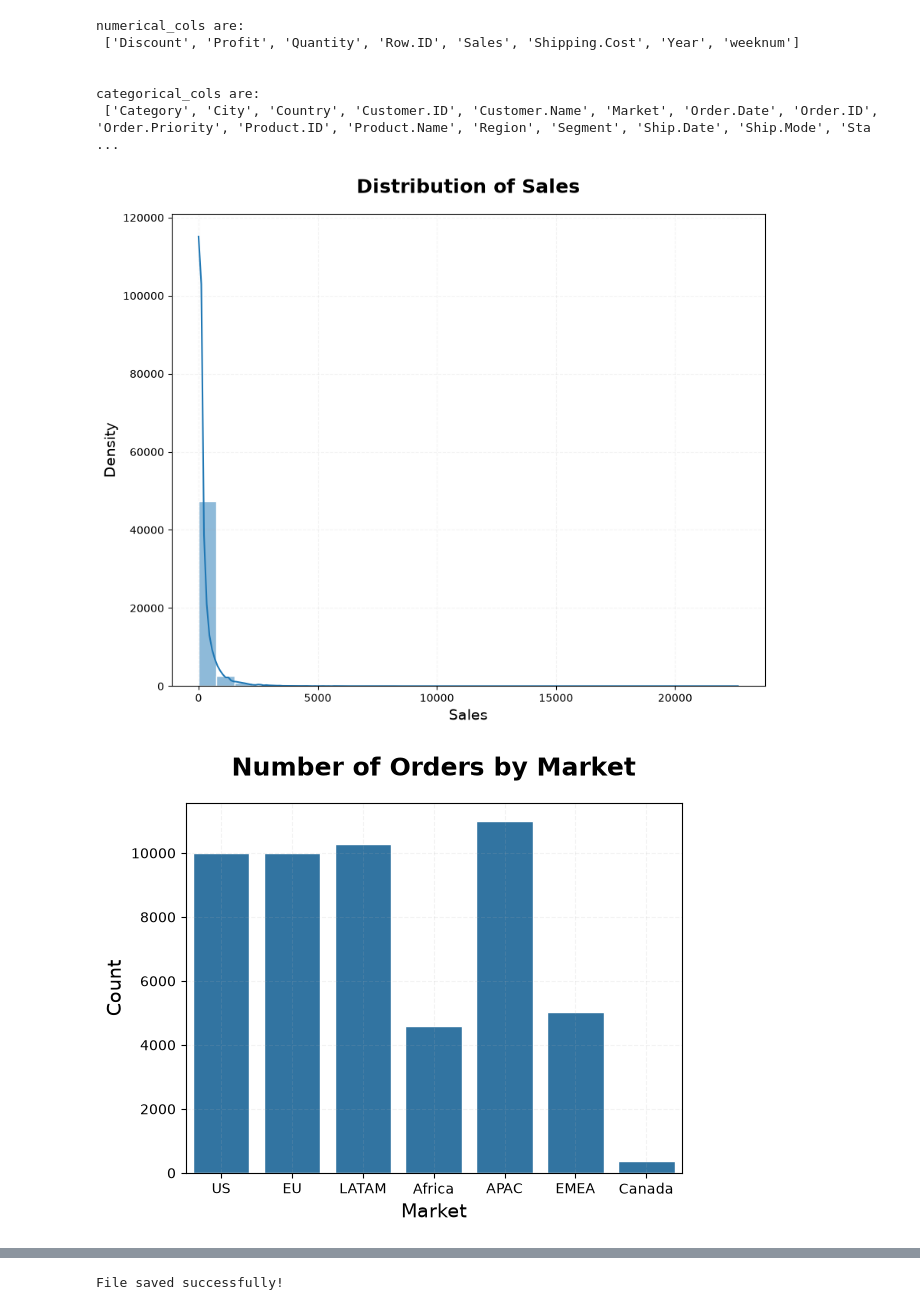
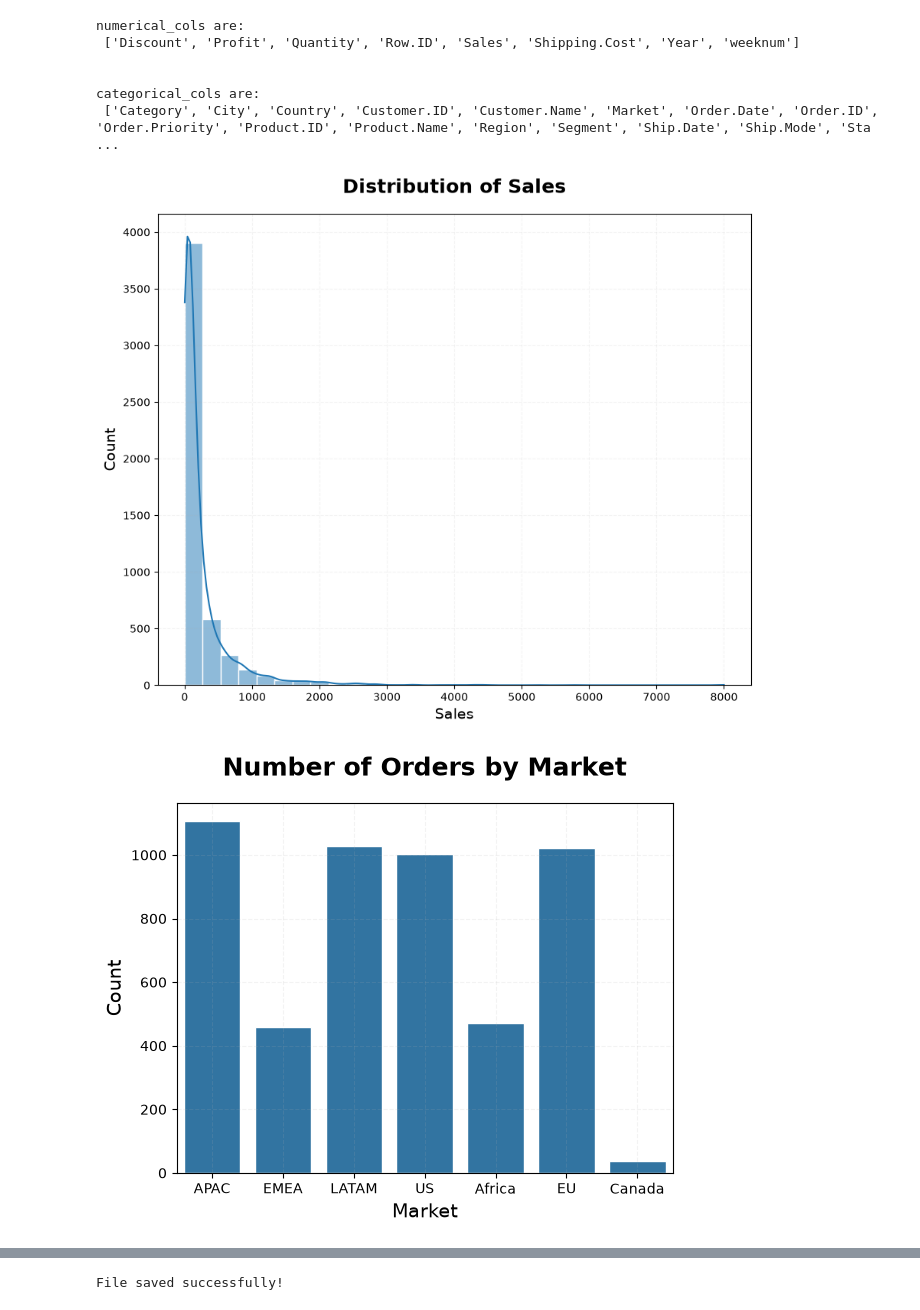
Before and after one commit to JoelxD12O/global-superstore-muestra, a Jupyter notebook: global-superstore.ipynb, the cells around one changed output, grey strips where cells are left out. Cells and saved outputs as stored; diff of their text form; code cells hidden in the pictures.

```diff
--- a/global-superstore.ipynb
+++ b/global-superstore.ipynb
@@ -6,7 +6,7 @@ import seaborn as sns
 import warnings
 warnings.filterwarnings('ignore')
 # %%
-df=pd.read_csv('data/superstore.csv')
+df=pd.read_csv('data/superstore_muestra.csv')
 df
 # %% [output]
 |  | Category | City | Country | Customer.ID | Customer.Name | Discount | Market | 记录数 | Order.Date | ... |
@@ -161,15 +161,15 @@ df['Ship.Date'] = pd.to_datetime(df['Ship.Date'])
 # %%
 plt.figure(figsize=(10, 8))
 sns.histplot(data=df, x='Sales', bins=30, kde=True,
 
              color='#1f77b4', edgecolor='white')
 plt.title('Distribution of Sales', fontsize=18, fontweight='bold', pad=20)
 plt.xlabel('Sales', fontsize=14)
-plt.ylabel('Density', fontsize=14)
+plt.ylabel('Count', fontsize=14)
 plt.grid(True, alpha=0.15, linestyle='--')
 plt.show()
 # %% [output]
-[figure, old version]
+[figure, new version]
 # %%
 sns.countplot(data=df, x='Market',color='#1f77b4', edgecolor='white')
 plt.title('Number of Orders by Market', fontsize=18, fontweight='bold', pad=20)
@@ -178,7 +178,7 @@ plt.ylabel('Count', fontsize=14)
 plt.grid(True, alpha=0.15, linestyle='--')
 plt.show()
 # %% [output]
-[figure, old version]
+[figure, new version]
 # %%
 plt.figure(figsize=(8,5))
 sns.boxplot(data=df, x='Category', y='Profit',color='#1f77b4')
```
Also changed, not shown: parts of 14 cells of this notebook, 1 other file.
